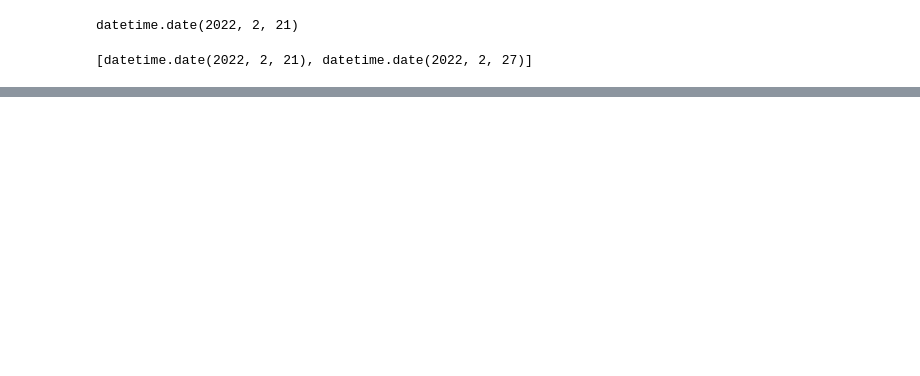
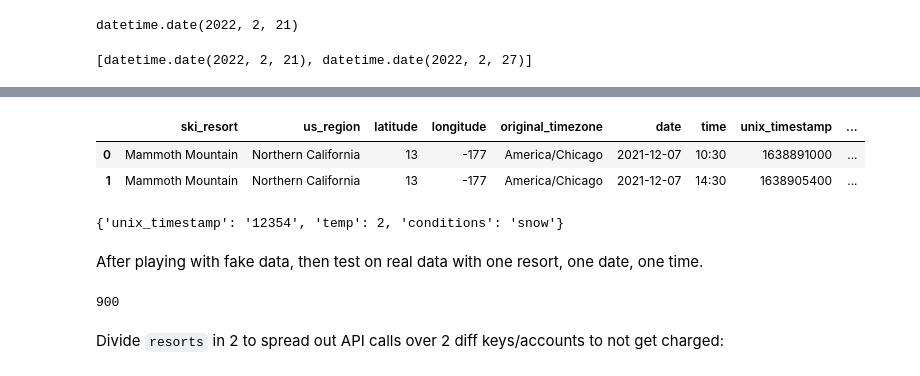
Before and after one commit to schoglund/bigdata520-final-project, a Jupyter notebook: Date Frequency.ipynb, the cells around one changed output, grey strips where cells are left out. Saved outputs shown, nothing was run; the diff lists cells and outputs as text; code cells hidden in the pictures; blank space fills up the shorter version.

Commit message:
initial dataframe creation

```diff
--- a/Date Frequency.ipynb
+++ b/Date Frequency.ipynb
@@ -252,0 +477,9 @@ resort_locations = [m for r in resorts.values() for m in r]
+# %%
+def get_utc_timestamp(original_date:dt.datetime, tz:str) -> int:
+    '''
+    Function to make a datetime UTC then convert to Unix timestamp
+    '''
+    local_date = original_date.astimezone(tz=pytz.timezone(tz))
+    utc_date = local_date.astimezone(dt.timezone.utc)
+
+    return int(utc_date.timestamp())
@@ -252,0 +490,3 @@ resort_locations = [m for r in resorts.values() for m in r]
+# %%
+date = dt.date(2024,1,1)
+get_historical_weather(lat=40.581, long=-111.656, timestamp=get_utc_timestamp(dt.datetime.combine(date, dt.time(10,30,0)), "America/Denver"))
@@ -252,0 +642,20 @@ resort_locations = [m for r in resorts.values() for m in r]
+# %%
+test_mega_df = pd.DataFrame(test_mega_list)
+# %%
+test_mega_df.head(5)
+# %% [output]
+|  | ski_resort | us_region | latitude | longitude | original_timezone | date | time | unix_timestamp | ... |
+| 0 | Mammoth Mountain | Northern California | 13 | -177 | America/Chicago | 2021-12-07 | 10:30 | 1638891000 | ... |
+| 1 | Mammoth Mountain | Northern California | 13 | -177 | America/Chicago | 2021-12-07 | 14:30 | 1638905400 | ... |
+# %%
+weather_data = {'temp':random.randint(0,40), 'conditions':random.choice(['rain','wind','snow','sun'])}
+
+time_data = {
+        'unix_timestamp': '12354',
+        'temp': weather_data['temp'],
+        **weather_data
+    }
+
+time_data
+# %% [output]
+{'unix_timestamp': '12354', 'temp': 2, 'conditions': 'snow'}
@@ -252,0 +738,8 @@ resort_locations = [m for r in resorts.values() for m in r]
+# %% [markdown]
+After playing with fake data, then test on real data with one resort, one date, one time.
+# %%
+len(all_selected_dates)*2*3
+# %% [output]
+900
+# %% [markdown]
+Divide `resorts` in 2 to spread out API calls over 2 diff keys/accounts to not get charged:
```
Also changed, not shown: parts of 26 cells of this notebook, 1 other file.
